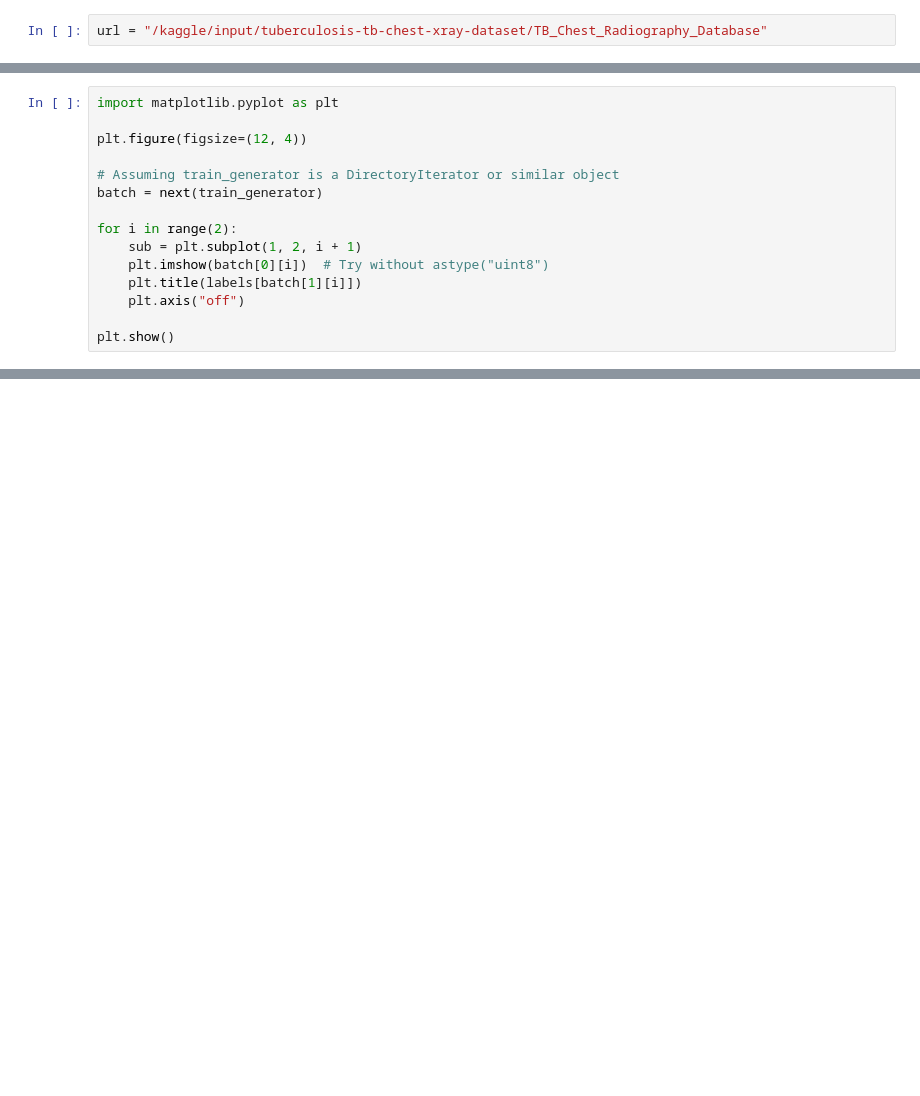
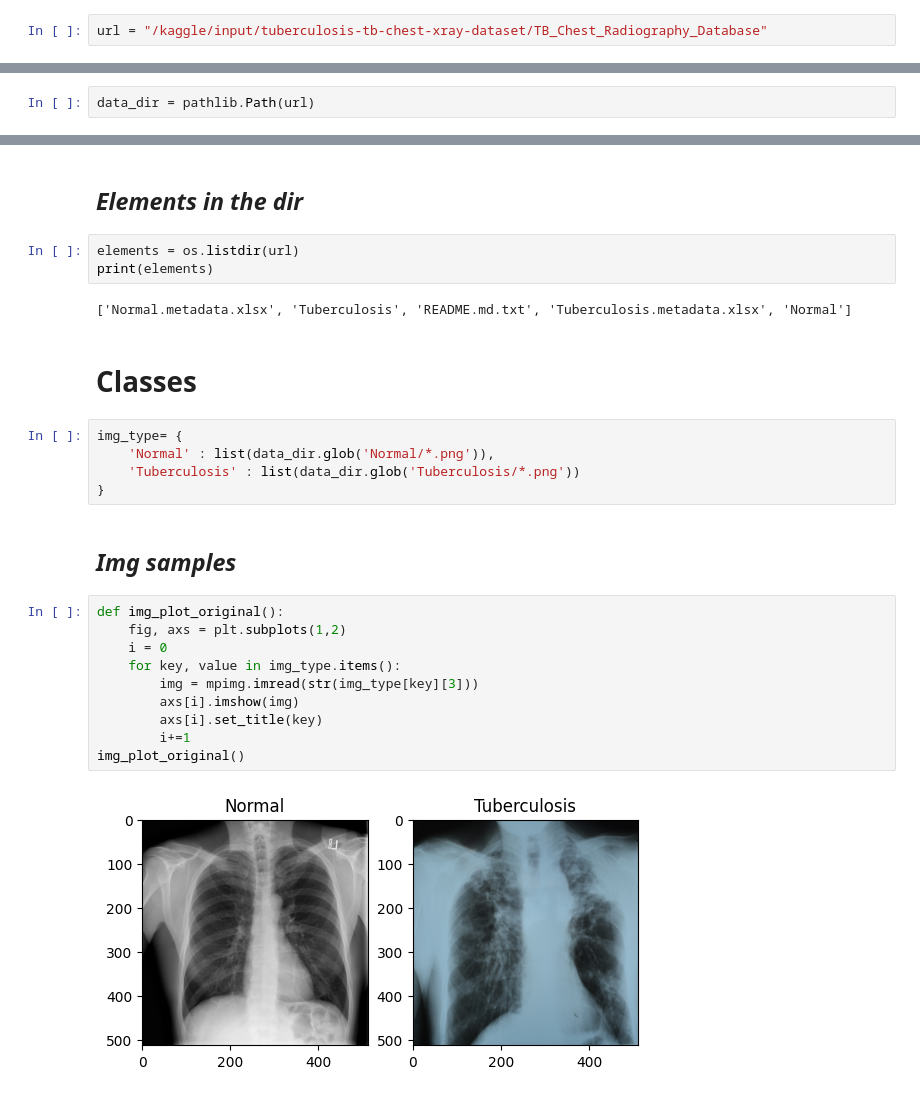
Before and after one commit to Daanish-Hindustani/Tuberculosis-Computer-Vision-Research, a Jupyter notebook: tb-squeezenet.ipynb, the cells around one changed output, grey strips where cells are left out. Drawn from its saved outputs; the diff is of its cells as text; blank space fills up the shorter version.

```diff
--- a/tb-squeezenet.ipynb
+++ b/tb-squeezenet.ipynb
@@ -94,15 +54,0 @@ labels = {
-# %%
-import matplotlib.pyplot as plt
-
-plt.figure(figsize=(12, 4))
-
-# Assuming train_generator is a DirectoryIterator or similar object
-batch = next(train_generator)
-
-for i in range(2):
-    sub = plt.subplot(1, 2, i + 1)
-    plt.imshow(batch[0][i])  # Try without astype("uint8")
-    plt.title(labels[batch[1][i]])
-    plt.axis("off")
-
-plt.show()
@@ -157,0 +55,2 @@ Epoch 3/3
+# %%
+data_dir = pathlib.Path(url)
@@ -157,0 +64,28 @@ Epoch 3/3
+# %% [markdown]
+## *Elements in the dir*
+# %%
+elements = os.listdir(url)
+print(elements)
+# %% [output]
+['Normal.metadata.xlsx', 'Tuberculosis', 'README.md.txt', 'Tuberculosis.metadata.xlsx', 'Normal']
+# %% [markdown]
+# Classes
+# %%
+img_type= {
+    'Normal' : list(data_dir.glob('Normal/*.png')),
+    'Tuberculosis' : list(data_dir.glob('Tuberculosis/*.png'))
+}
+# %% [markdown]
+## *Img samples*
+# %%
+def img_plot_original():
+    fig, axs = plt.subplots(1,2)
+    i = 0
+    for key, value in img_type.items():
+        img = mpimg.imread(str(img_type[key][3]))
+        axs[i].imshow(img)
+        axs[i].set_title(key)
+        i+=1
+img_plot_original()
+# %% [output]
+[figure, added]
```
Also changed, not shown: parts of 100 cells of this notebook.
